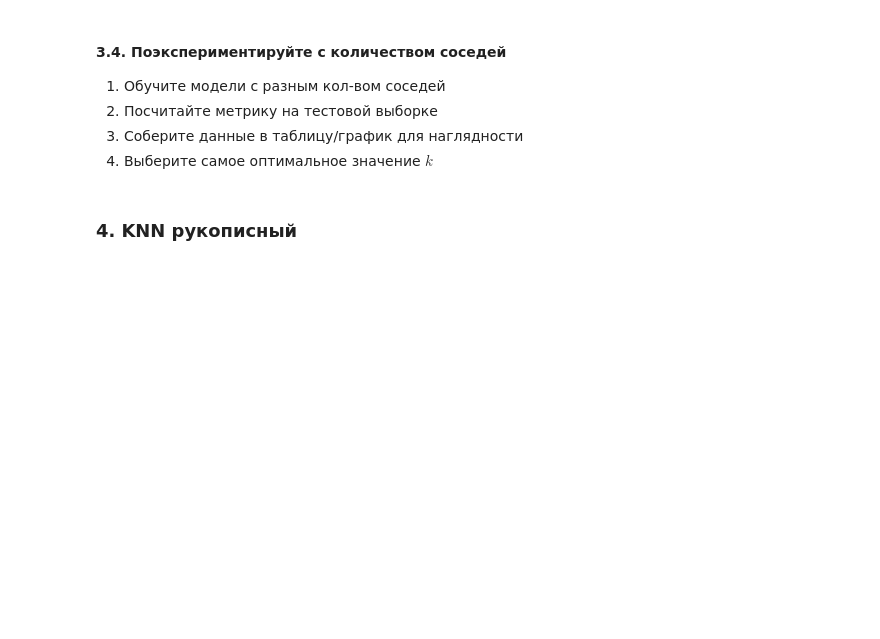
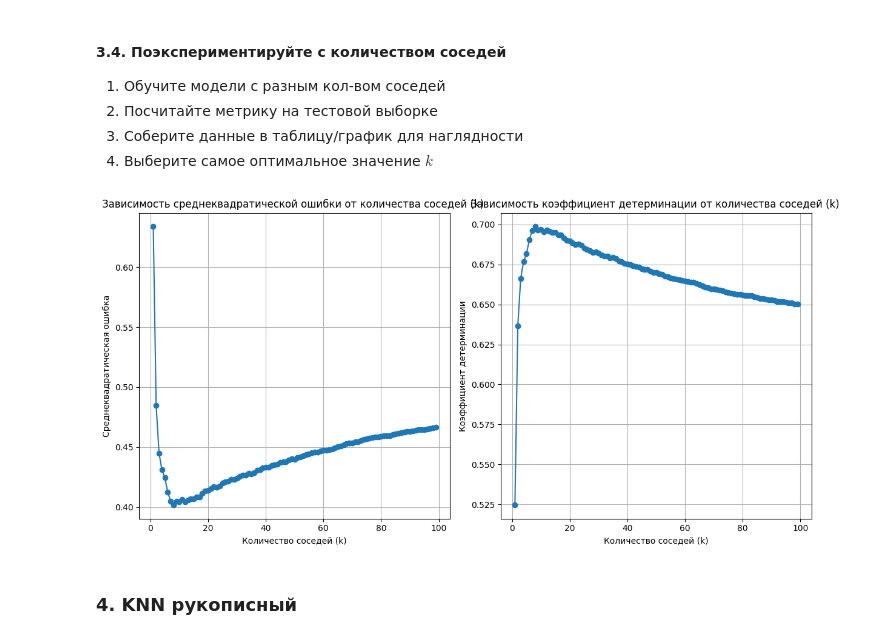
Before and after one commit to mixa15341/Data_Minimg, a Jupyter notebook: 6/Практическая_работа_№6_Метод_K_ближайших_соседей.ipynb, the cells around one changed output. Cells and saved outputs as stored; diff of their text form; code cells hidden in the pictures; blank space fills up the shorter version.

```diff
--- a/6/Практическая_работа_№6_Метод_K_ближайших_соседей.ipynb
+++ b/6/Практическая_работа_№6_Метод_K_ближайших_соседей.ipynb
@@ -216,0 +324,5 @@ X_test = pd.DataFrame(mms.transform(X_test[X_train.columns]), columns=X_train.co
+# %%
+from sklearn.neighbors import KNeighborsRegressor
+
+knn = KNeighborsRegressor(n_neighbors=5)
+knn.fit(X_train, y_train)
@@ -220,0 +333,10 @@ X_test = pd.DataFrame(mms.transform(X_test[X_train.columns]), columns=X_train.co
+# %%
+from sklearn.metrics import mean_squared_error, r2_score
+
+y_pred = knn.predict(X_test)
+
+mse = mean_squared_error(y_test, y_pred)
+r2 = r2_score(y_test, y_pred)
+
+print(f"Среднеквадратическая ошибка: {mse}")
+print(f"R^2 (Коэффициент детерминации): {r2}")
@@ -230,3 +360,35 @@ X_test = pd.DataFrame(mms.transform(X_test[X_train.columns]), columns=X_train.co
+# %%
+import numpy as np
+results = pd.DataFrame(columns=['k', 'Среднеквадратическая ошибка', 'Коэффициент детерминации'])
+
+for k in range(1, 100):
+    knn = KNeighborsRegressor(n_neighbors=k)
+    knn.fit(X_train, y_train)
+    y_pred = knn.predict(X_test)
+    mse = mean_squared_error(y_test, y_pred)
+    r2 = r2_score(y_test, y_pred)
+    results = pd.concat([results, pd.DataFrame({'k': [k], 'Среднеквадратическая ошибка': [mse], 'Коэффициент детерминации':[r2] })], ignore_index=True)
+# %%
+
+plt.figure(figsize=(12, 6))
+plt.subplot(1, 2, 1)
+plt.plot(results['k'], results['Среднеквадратическая ошибка'], marker='o')
+plt.title('Зависимость среднеквадратической ошибки от количества соседей (k) ')
+plt.xlabel('Количество соседей (k)')
+plt.ylabel('Среднеквадратическая ошибка')
+plt.grid(True)
+
+plt.subplot(1, 2, 2)
+plt.plot(results['k'], results['Коэффициент детерминации'], marker='o')
+plt.title('Зависимость коэффициент детерминации от количества соседей (k) ')
+plt.xlabel('Количество соседей (k)')
+plt.ylabel('Коэффициент детерминации')
+plt.grid(True)
+
+plt.tight_layout()
+plt.show()
+# %% [output]
+[figure, added]
 # %% [markdown]
 ### 4. KNN рукописный
 # %% [markdown]
```
Also changed, not shown: parts of 129 cells of this notebook.
